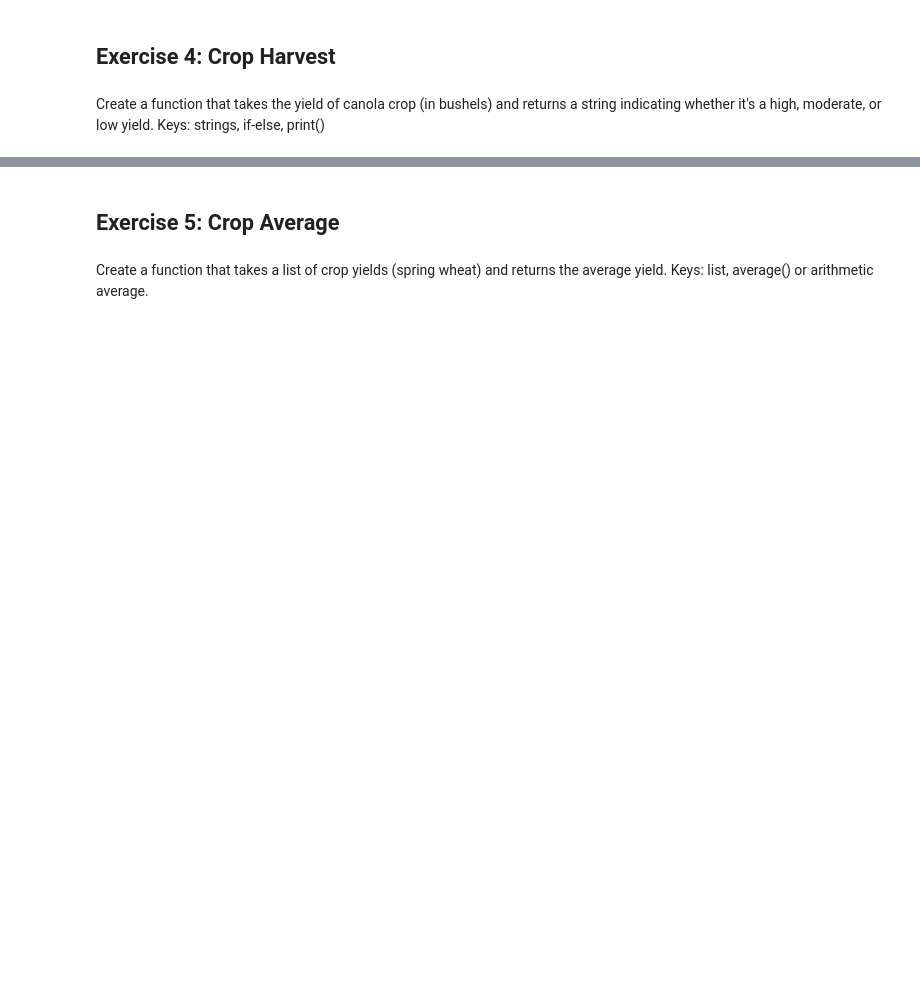
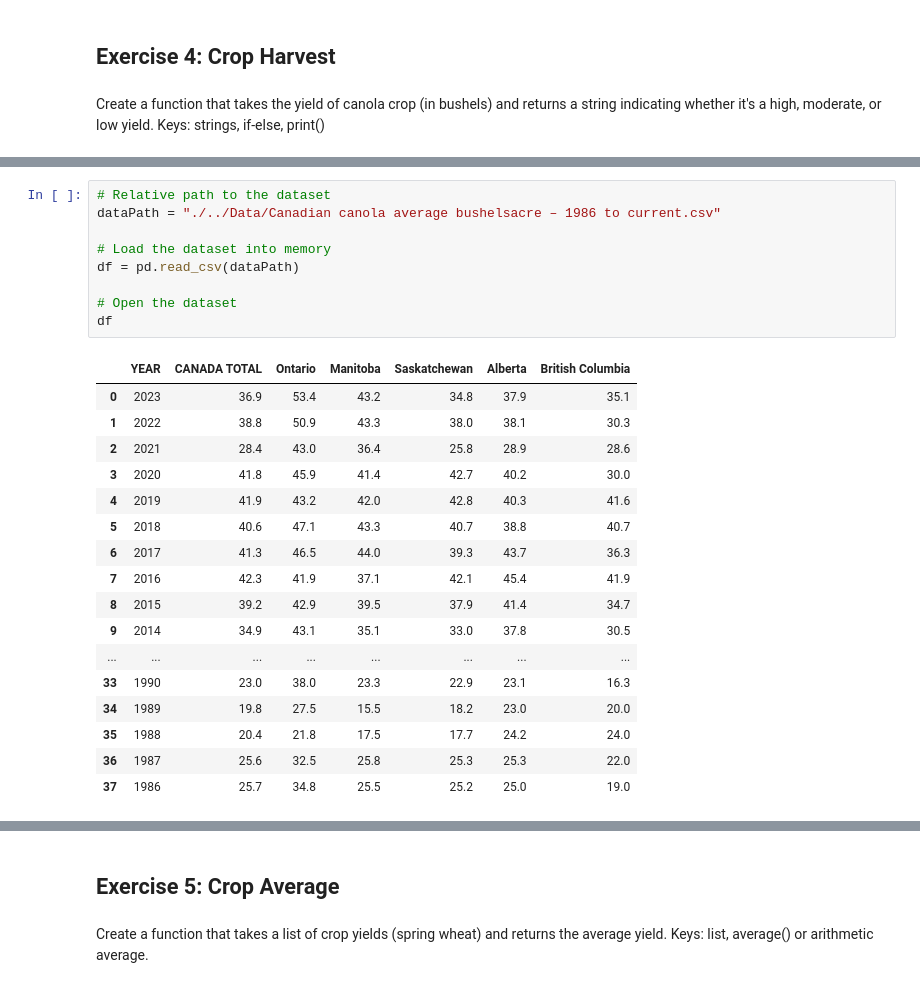
Before and after one commit to iacisme/paletteskills_assignments, a Jupyter notebook: Assignments/Assignment_1.ipynb, the cells around one changed output, grey strips where cells are left out. Saved outputs shown, nothing was run; the diff lists cells and outputs as text; blank space fills up the shorter version.

```diff
--- a/Assignments/Assignment_1.ipynb
+++ b/Assignments/Assignment_1.ipynb
@@ -156,0 +165,27 @@ Create a function that takes the yield of canola crop (in bushels) and returns a
+# %%
+# Relative path to the dataset
+dataPath = "./../Data/Canadian canola average bushelsacre – 1986 to current.csv"
+
+# Load the dataset into memory
+df = pd.read_csv(dataPath)
+
+# Open the dataset
+df
+# %% [output]
+|  | YEAR | CANADA TOTAL | Ontario | Manitoba | Saskatchewan | Alberta | British Columbia |
+| 0 | 2023 | 36.9 | 53.4 | 43.2 | 34.8 | 37.9 | 35.1 |
+| 1 | 2022 | 38.8 | 50.9 | 43.3 | 38.0 | 38.1 | 30.3 |
+| 2 | 2021 | 28.4 | 43.0 | 36.4 | 25.8 | 28.9 | 28.6 |
+| 3 | 2020 | 41.8 | 45.9 | 41.4 | 42.7 | 40.2 | 30.0 |
+| 4 | 2019 | 41.9 | 43.2 | 42.0 | 42.8 | 40.3 | 41.6 |
+| 5 | 2018 | 40.6 | 47.1 | 43.3 | 40.7 | 38.8 | 40.7 |
+| 6 | 2017 | 41.3 | 46.5 | 44.0 | 39.3 | 43.7 | 36.3 |
+| 7 | 2016 | 42.3 | 41.9 | 37.1 | 42.1 | 45.4 | 41.9 |
+| 8 | 2015 | 39.2 | 42.9 | 39.5 | 37.9 | 41.4 | 34.7 |
+| 9 | 2014 | 34.9 | 43.1 | 35.1 | 33.0 | 37.8 | 30.5 |
+| ... | ... | ... | ... | ... | ... | ... | ... |
+| 33 | 1990 | 23.0 | 38.0 | 23.3 | 22.9 | 23.1 | 16.3 |
+| 34 | 1989 | 19.8 | 27.5 | 15.5 | 18.2 | 23.0 | 20.0 |
+| 35 | 1988 | 20.4 | 21.8 | 17.5 | 17.7 | 24.2 | 24.0 |
+| 36 | 1987 | 25.6 | 32.5 | 25.8 | 25.3 | 25.3 | 22.0 |
+| 37 | 1986 | 25.7 | 34.8 | 25.5 | 25.2 | 25.0 | 19.0 |
```
Also changed, not shown: parts of 29 cells of this notebook, 7 other files.
